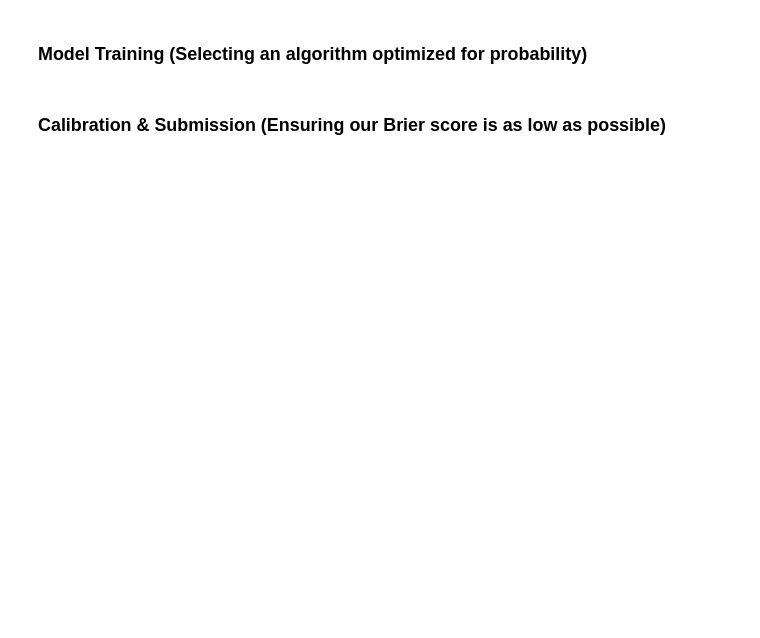
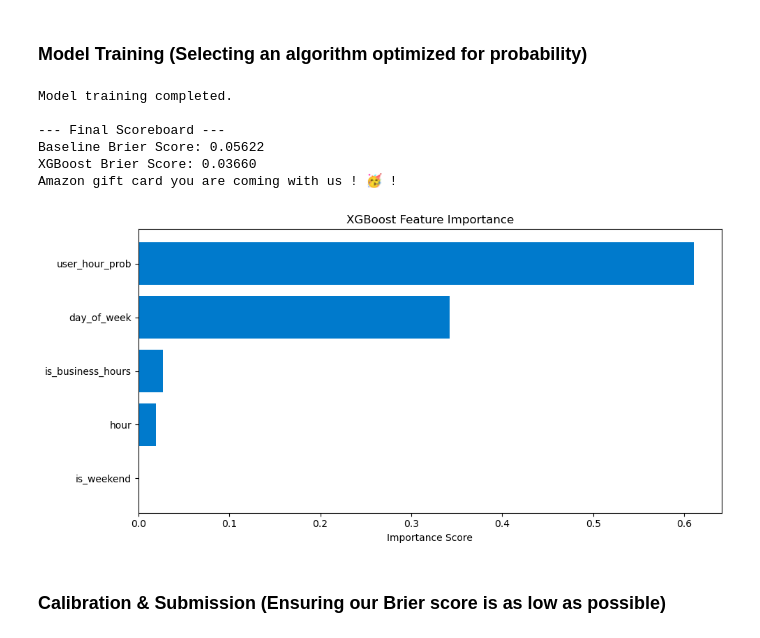
Before and after one commit to the3outliers/KEBA-AI-Coding-Contest, a Jupyter notebook: level_1.ipynb, the cells around one changed output. Saved outputs shown, nothing was run; the diff lists cells and outputs as text; code cells hidden in the pictures; blank space fills up the shorter version.

```diff
--- a/level_1.ipynb
+++ b/level_1.ipynb
@@ -175,4 +250,56 @@ Conversely, the green distribution (active charging) shifts entirely to the righ
 # %% [markdown]
 ### Model Training (Selecting an algorithm optimized for probability)
+# %%
+import xgboost as xgb
+from sklearn.metrics import brier_score_loss
+import matplotlib.pyplot as plt
+
+def train_and_evaluate_model(X_train,y_train,X_val, y_val, features):
+    model = xgb.XGBClassifier(
+        objective = 'binary:logistic',
+        n_estimators=100,
+        learning_rate=0.1,
+        max_depth=3,
+        random_state=42,
+    )
+
+    model.fit(X_train,y_train)
+    print("\nModel training completed.")
+    val_probabilities = model.predict_proba(X_val)[:,1]
+    model_brier = brier_score_loss(y_val, val_probabilities)
+
+    print("\n--- Final Scoreboard ---")
+    print(f"Baseline Brier Score: 0.05622")
+    print(f"XGBoost Brier Score: {model_brier:.5f}")
+    if model_brier < 0.05622:
+        print("Amazon gift card you are coming with us ! 🥳 ! ")
+    else:
+        print("Litta belongs to Rose 🌹")
+
+    # Feature importance plot
+    importance_df = pd.DataFrame({
+        'Feature': features,
+        'Importance': model.feature_importances_
+    }).sort_values(by='Importance', ascending=False)
+
+    plt.figure(figsize=(10, 5))
+    plt.barh(importance_df['Feature'], importance_df['Importance'], color='#007acc')
+    plt.gca().invert_yaxis()
+    plt.title("XGBoost Feature Importance")
+    plt.xlabel("Importance Score")
+    plt.tight_layout()
+    plt.show()
+
+    return model, val_probabilities
+
+xgb_model, val_preds = train_and_evaluate_model(X_train, y_train, X_val, y_val, model_features)
+# %% [output]
+Model training completed.
+
+--- Final Scoreboard ---
+Baseline Brier Score: 0.05622
+XGBoost Brier Score: 0.03660
+Amazon gift card you are coming with us ! 🥳 !
+[figure, added]
 # %% [markdown]
 ### Calibration & Submission (Ensuring our Brier score is as low as possible)
```
Also changed, not shown: parts of 4 cells of this notebook, 1 other file.
